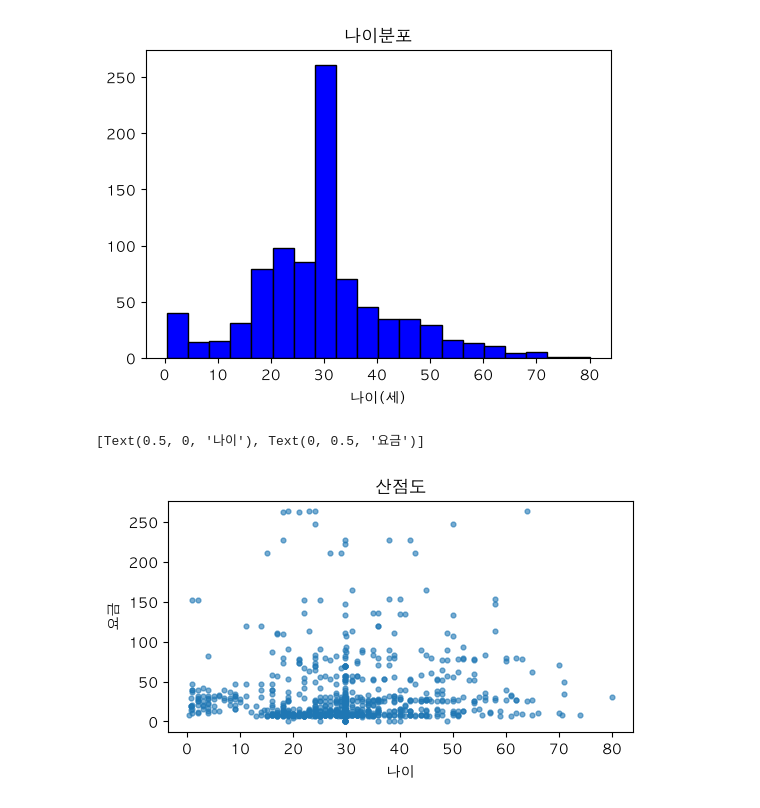
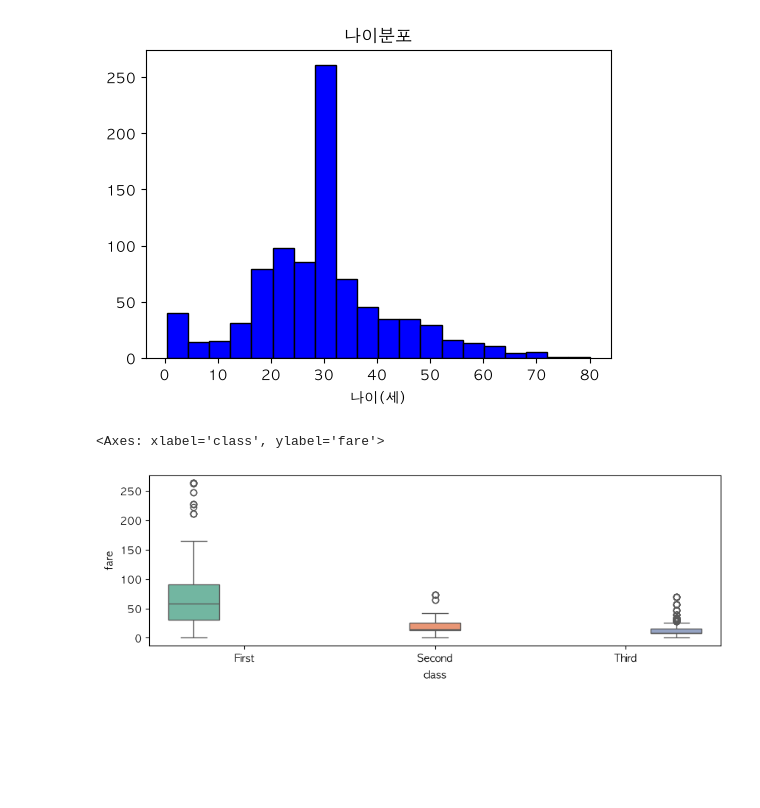
Before and after one commit to IndieGameMaker/kant_ml, a Jupyter notebook: 01_ml.ipynb, the cells around one changed output. Cells and saved outputs as stored; diff of their text form; code cells hidden in the pictures; blank space fills up the shorter version.

```diff
--- a/01_ml.ipynb
+++ b/01_ml.ipynb
@@ -269,15 +269,17 @@ Text(0.5, 0, '나이(세)')
 # %%
 import numpy as np
 import pandas as pd
 import seaborn as sns # 통계 그래프 라이브러리
 import matplotlib.pyplot as plt
 
-fig, ax = plt.subplots(figsize=(6, 3))
+fig, ax = plt.subplots(figsize=(10, 3))
+
+sns.boxplot(x="class", y="fare", data=df, ax=ax, hue="class", palette="Set2", legend=False)
 
 # 산점도
-ax.scatter(df["age"], df["fare"], s=12, alpha=0.6)
-ax.set_title("산점도")
-ax.set(xlabel="나이", ylabel="요금")
+# ax.scatter(df["age"], df["fare"], s=12, alpha=0.6)
+# ax.set_title("산점도")
+# ax.set(xlabel="나이", ylabel="요금")
 # %% [output]
-[Text(0.5, 0, '나이'), Text(0, 0.5, '요금')]
+<Axes: xlabel='class', ylabel='fare'>
-[figure, old version]
+[figure, new version]
```
Also changed, not shown: 2 other files.
